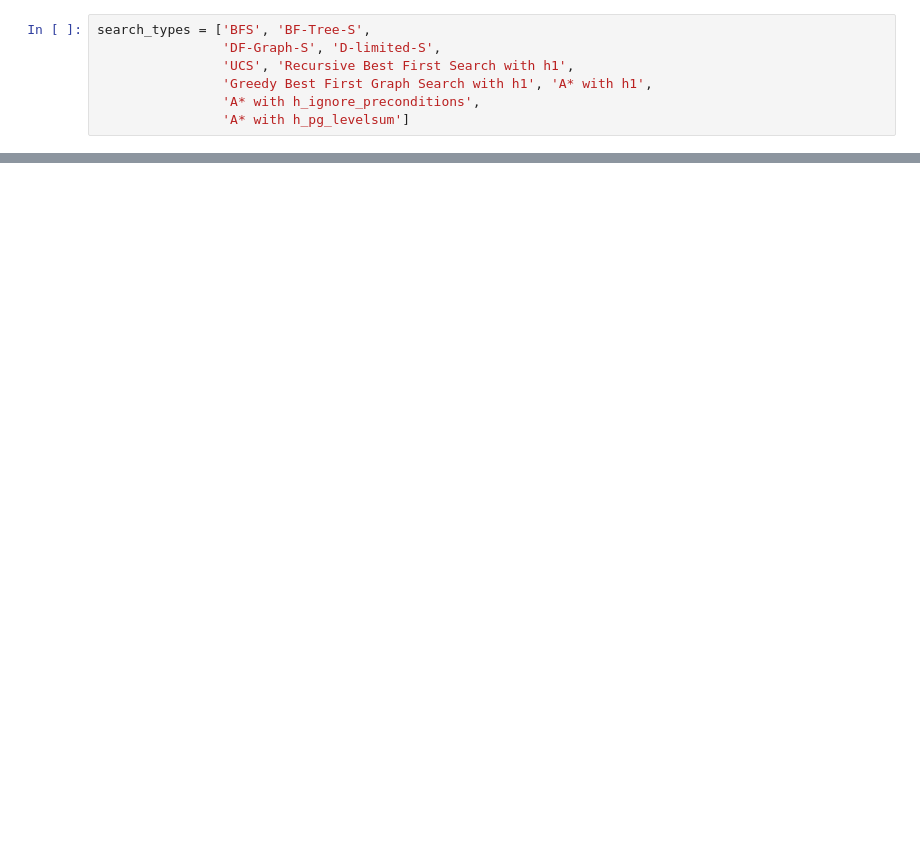
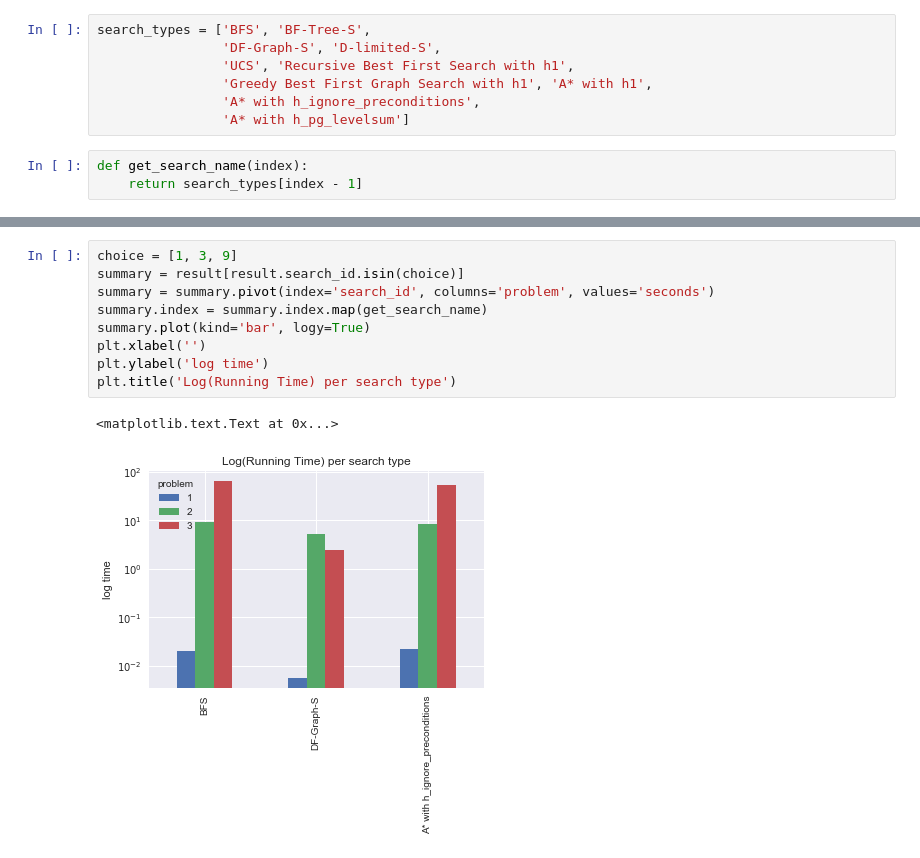
Before and after one commit to kkweon/AIND-Planning, a Jupyter notebook: reports/analysis.ipynb, the cells around one changed output, grey strips where cells are left out. Saved outputs shown, nothing was run; the diff lists cells and outputs as text; blank space fills up the shorter version.

```diff
--- a/reports/analysis.ipynb
+++ b/reports/analysis.ipynb
@@ -11,6 +11,9 @@ search_types = ['BFS', 'BF-Tree-S',
                 'Greedy Best First Graph Search with h1', 'A* with h1',
                 'A* with h_ignore_preconditions',
                 'A* with h_pg_levelsum']
+# %%
+def get_search_name(index):
+    return search_types[index - 1]
 # %%
 colnames = ['problem', 'search_id', 'search_type', 'expansions', 'goal_tests', 'new_nodes', 'plan_length', 'seconds']
 result = pd.read_csv('result.txt', names=colnames)
@@ -36,0 +193,12 @@ result
+# %%
+choice = [1, 3, 9]
+summary = result[result.search_id.isin(choice)]
+summary = summary.pivot(index='search_id', columns='problem', values='seconds')
+summary.index = summary.index.map(get_search_name)
+summary.plot(kind='bar', logy=True)
+plt.xlabel('')
+plt.ylabel('log time')
+plt.title('Log(Running Time) per search type')
+# %% [output]
+<matplotlib.text.Text at 0x...>
+[figure, added]
```
Also changed, not shown: parts of 20 cells of this notebook, 4 other files.
